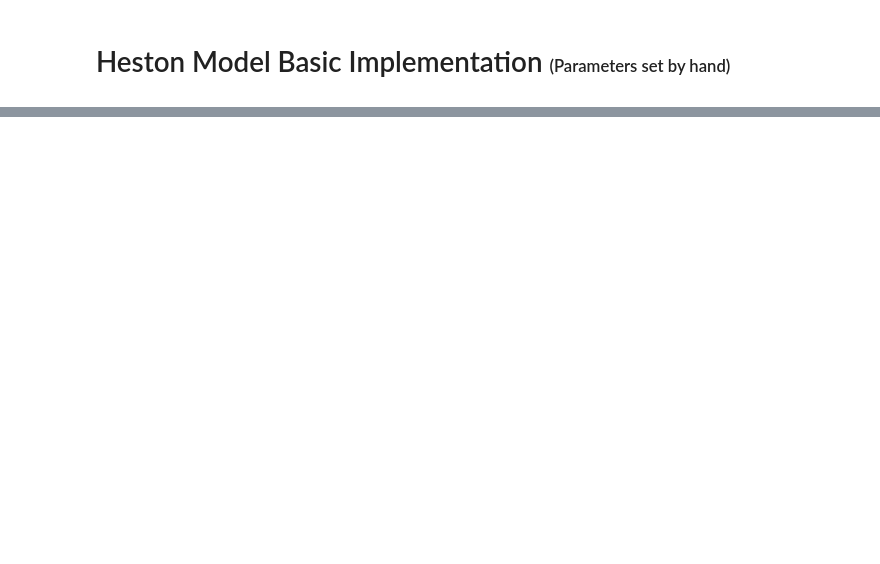
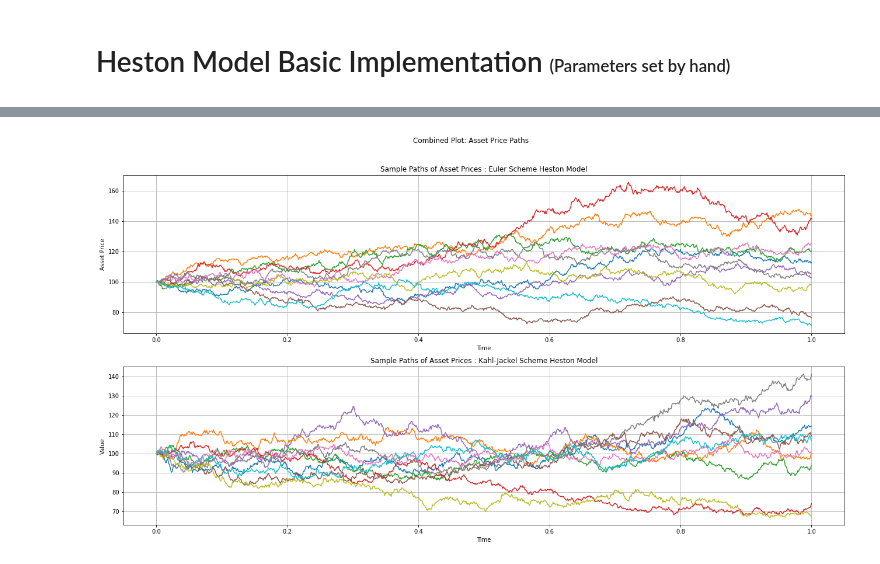
Before and after one commit to Quacox/Stochastic-Volatility, a Jupyter notebook: Stochastic_Volatility_Modeling.ipynb, the cells around one changed output, grey strips where cells are left out. Saved outputs shown, nothing was run; the diff lists cells and outputs as text; code cells hidden in the pictures; blank space fills up the shorter version.

Commit message:
Addind Euler and Kahl-Jackel Methods

```diff
--- a/Stochastic_Volatility_Modeling.ipynb
+++ b/Stochastic_Volatility_Modeling.ipynb
@@ -231,0 +274,6 @@ W1,W2=generate_Wiener_correlated(N,M,rho)
+# %%
+def Euler_Scheme_Heston_Model(W1,W2,kappa,theta,dt,sigma_v,N,M,Price,volatility) :
+    for i in range(1, N):
+        volatility[i] = volatility[i-1] + kappa * (theta - volatility[i-1]) * dt + sigma_v * np.sqrt(volatility[i-1] * dt) * W1[i-1]
+        Price[i] = Price[i-1] * np.exp((r - 0.5 * volatility[i-1]) * dt + np.sqrt(volatility[i-1] * dt) * W2[i-1])
+    return Price,volatility
@@ -231,0 +304,51 @@ W1,W2=generate_Wiener_correlated(N,M,rho)
+# %%
+def  Kahl_Jackel_Scheme_Heston_Model(W1,W2,kappa,theta,dt,rho,sigma_v,N,M,Price,volatility) :
+    sqrt_dt = np.sqrt(dt)
+    for i in range(1, N):
+        value_vol=(volatility[i-1] + (kappa * theta * dt) + (sigma_v * np.sqrt(volatility[i-1] * dt) * W1[i-1]) + ((1/4) * sigma_v**2 * dt *(W1[i-1]**2 - 1)))/(1+kappa*dt)
+        volatility[i] = value_vol
+        vol_term = np.sqrt(value_vol + volatility[i-1])
+        term1 = (dt / 4) * (value_vol + volatility[i-1])
+        term2 = rho * np.sqrt(volatility[i-1] * dt) * W1[i-1]
+        term3 = 0.5 * (np.sqrt(value_vol) + vol_term) * ((W2[i-1] * sqrt_dt) - (rho * W1[i-1] * sqrt_dt))
+        term4 = 0.25 * sigma_v * rho * dt * (W1[i-1]**2 - 1)
+
+        Price[i] = Price[i-1] * np.exp(-term1 + term2 - term3 + term4)
+    return Price,volatility
+# %%
+S_euler = np.zeros((N, M))
+v_euler = np.zeros((N, M))
+S_Kahl = np.zeros((N, M))
+v_Kahl = np.zeros((N, M))
+
+S_euler[0] = S0
+v_euler[0] = v0
+S_Kahl[0] = S0
+v_Kahl[0] = v0
+
+S_euler,v_euler=Euler_Scheme_Heston_Model(W1,W2,kappa,theta,dt,sigma_v,N,M,S_euler,v_euler)
+S_Kahl,v_Kahl=Kahl_Jackel_Scheme_Heston_Model(W1,W2,kappa,theta,dt,rho,sigma_v,N,M,S_Kahl,v_Kahl)
+
+fig, ax = plt.subplots(2, 1, figsize=(18, 10))
+
+for i in range(10):
+    ax[0].plot(np.linspace(0, T, N), S_euler[:, i])
+
+ax[0].set_xlabel('Time')
+ax[0].set_ylabel('Asset Price')
+ax[0].set_title('Sample Paths of Asset Prices : Euler Scheme Heston Model')
+ax[0].grid(True)
+
+for i in range(10):
+    ax[1].plot(np.linspace(0, T, N), S_Kahl[:, i])
+
+ax[1].set_xlabel('Time')
+ax[1].set_ylabel('Value')
+ax[1].set_title('Sample Paths of Asset Prices : Kahl-Jackel Scheme Heston Model')
+ax[1].grid(True)
+
+fig.suptitle('Combined Plot: Asset Price Paths ')
+plt.tight_layout(rect=[0, 0, 1, 0.96])
+plt.show()
+# %% [output]
+[figure, added]
```
Also changed, not shown: parts of 5 cells of this notebook.
